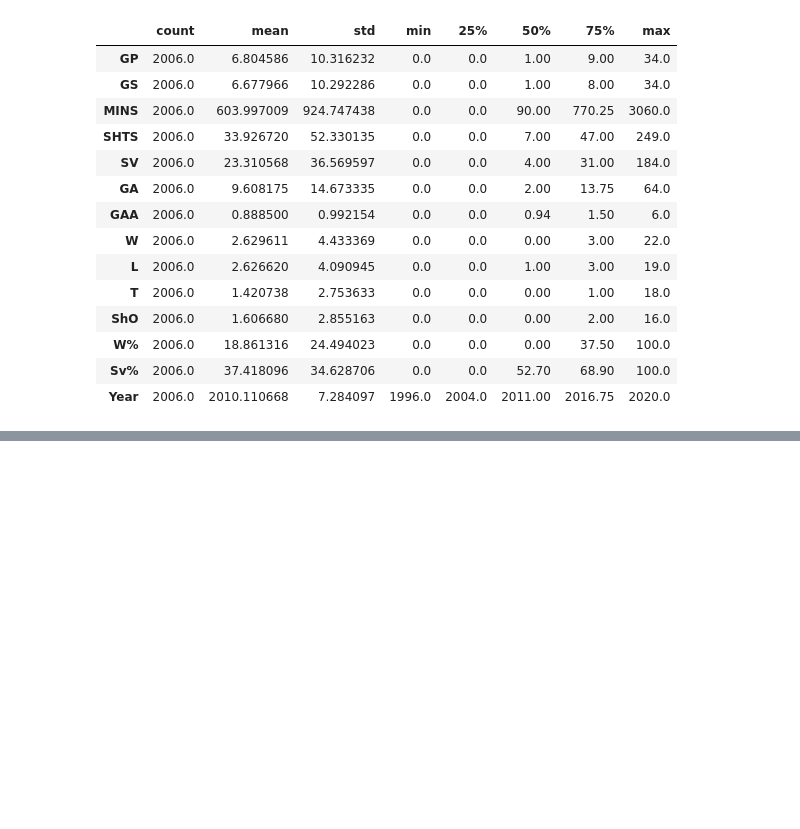
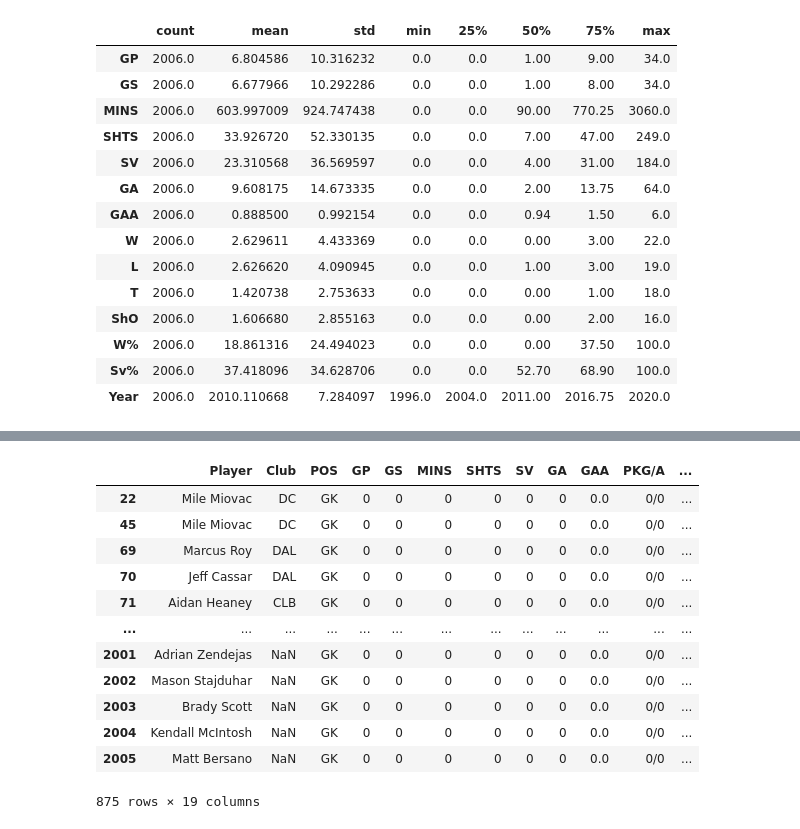
Before and after one commit to AJMartinezLlanes/innis-2ndtry, a Jupyter notebook: goalies.ipynb, the cells around one changed output, grey strips where cells are left out. Drawn from its saved outputs; the diff is of its cells as text; code cells hidden in the pictures; blank space fills up the shorter version.

```diff
--- a/goalies.ipynb
+++ b/goalies.ipynb
@@ -50,0 +95,16 @@ df.describe().T
+# %%
+df[df.MINS== 0]
+# %% [output]
+|  | Player | Club | POS | GP | GS | MINS | SHTS | SV | GA | GAA | PKG/A | ... |
+| 22 | Mile Miovac | DC | GK | 0 | 0 | 0 | 0 | 0 | 0 | 0.0 | 0/0 | ... |
+| 45 | Mile Miovac | DC | GK | 0 | 0 | 0 | 0 | 0 | 0 | 0.0 | 0/0 | ... |
+| 69 | Marcus Roy | DAL | GK | 0 | 0 | 0 | 0 | 0 | 0 | 0.0 | 0/0 | ... |
+| 70 | Jeff Cassar | DAL | GK | 0 | 0 | 0 | 0 | 0 | 0 | 0.0 | 0/0 | ... |
+| 71 | Aidan Heaney | CLB | GK | 0 | 0 | 0 | 0 | 0 | 0 | 0.0 | 0/0 | ... |
+| ... | ... | ... | ... | ... | ... | ... | ... | ... | ... | ... | ... | ... |
+| 2001 | Adrian Zendejas | NaN | GK | 0 | 0 | 0 | 0 | 0 | 0 | 0.0 | 0/0 | ... |
+| 2002 | Mason Stajduhar | NaN | GK | 0 | 0 | 0 | 0 | 0 | 0 | 0.0 | 0/0 | ... |
+| 2003 | Brady Scott | NaN | GK | 0 | 0 | 0 | 0 | 0 | 0 | 0.0 | 0/0 | ... |
+| 2004 | Kendall McIntosh | NaN | GK | 0 | 0 | 0 | 0 | 0 | 0 | 0.0 | 0/0 | ... |
+| 2005 | Matt Bersano | NaN | GK | 0 | 0 | 0 | 0 | 0 | 0 | 0.0 | 0/0 | ... |
+875 rows × 19 columns
```
Also changed, not shown: parts of 6 cells of this notebook.
